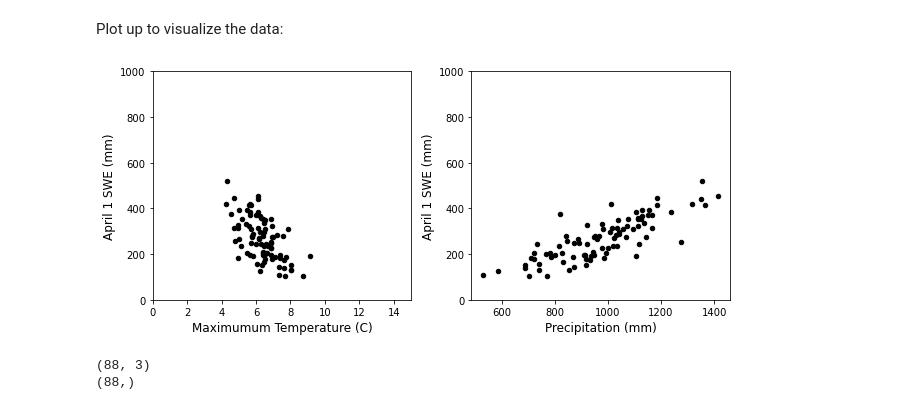
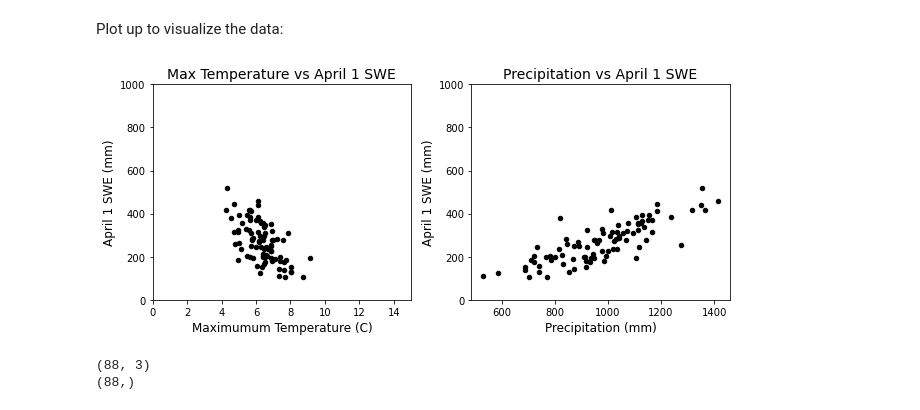
Before and after one commit to dlhogan97/CEWA565, a Jupyter notebook: Week-5/HW-5/HW-5.ipynb, the cells around one changed output. Saved outputs shown, nothing was run; the diff lists cells and outputs as text; code cells hidden in the pictures.

```diff
--- a/Week-5/HW-5/HW-5.ipynb
+++ b/Week-5/HW-5/HW-5.ipynb
@@ -17,7 +21,7 @@ MEDIUM_SIZE = 12
 BIGGER_SIZE = 14
 
 plt.rc('font', size=SMALL_SIZE)          # controls default text sizes
-plt.rc('axes', titlesize=SMALL_SIZE)     # fontsize of the axes title
+plt.rc('axes', titlesize=BIGGER_SIZE)     # fontsize of the axes title
 plt.rc('axes', labelsize=MEDIUM_SIZE)    # fontsize of the x and y labels
 plt.rc('xtick', labelsize=SMALL_SIZE)    # fontsize of the tick labels
 plt.rc('ytick', labelsize=SMALL_SIZE)    # fontsize of the tick labels
@@ -167,21 +156,23 @@ Plot up to visualize the data:
 # %%
 # code adapted from lab 5-1
 fig, [ax1, ax2] = plt.subplots(nrows=1, ncols=2, figsize=(9,4), tight_layout=True)
 
 # Scatterplot of SLI and BLC SWE
 df_cascade.plot.scatter(x='Tmax [C]', y='April 1 SWE [mm]', c='k', ax=ax1);
 ax1.set_xlabel('Maximumum Temperature (C)')
-ax1.set_ylabel('April 1 SWE (mm)');
+ax1.set_ylabel('April 1 SWE (mm)')
+ax1.set_title('Max Temperature vs April 1 SWE')
 ax1.set_xlim((0,15))
-ax1.set_ylim((0,1000));
+ax1.set_ylim((0,1000))
 
 # Scatterplot of Time and BLC SWE
 df_cascade.plot.scatter(x='precip [mm]', y='April 1 SWE [mm]', c='k', ax=ax2);
 ax2.set_xlabel('Precipitation (mm)')
-ax2.set_ylabel('April 1 SWE (mm)');
+ax2.set_ylabel('April 1 SWE (mm)')
+ax2.set_title('Precipitation vs April 1 SWE')
 ax2.set_ylim((0,1000));
 # %% [output]
-[figure, old version]
+[figure, new version]
 # %%
 # create the input array
 multi_input = np.array([
```
Also changed, not shown: parts of 10 cells of this notebook, 9 other files.
